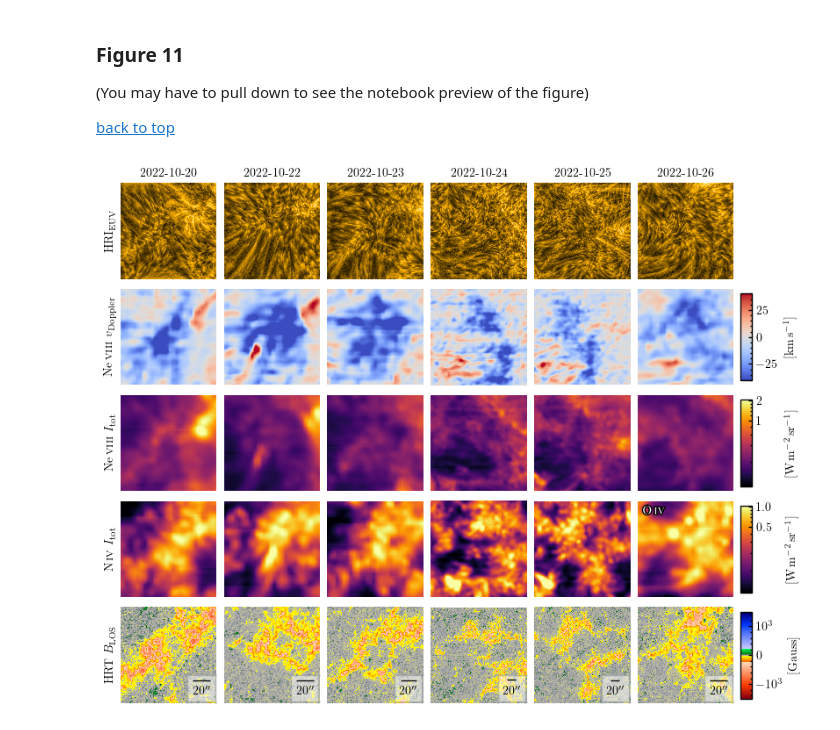
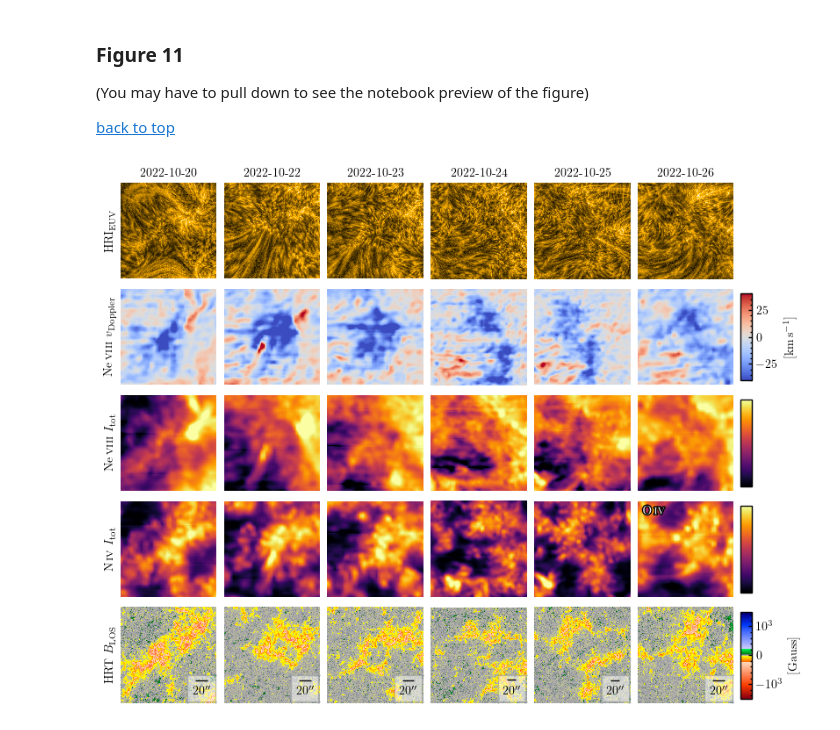
Before and after one commit to yjzhu-solar/EIS_DKIST_SolO, a Jupyter notebook: ipynb/ms_eis_eui_upflow/hri_spice_evolution.ipynb, the cells around one changed output. Saved outputs shown, nothing was run; the diff lists cells and outputs as text; code cells hidden in the pictures.

```diff
--- a/ipynb/ms_eis_eui_upflow/hri_spice_evolution.ipynb
+++ b/ipynb/ms_eis_eui_upflow/hri_spice_evolution.ipynb
@@ -33,6 +33,7 @@ ms_style_dict = {'text.usetex': True, 'font.family': 'serif', 'axes.linewidth':
                  'xtick.minor.width': 1, 'xtick.minor.size': 1.5,
                  'ytick.minor.width': 1, 'ytick.minor.size': 1.5,
                  'xtick.direction': 'in', 'ytick.direction': 'in',
+                 'image.interpolation': 'none',
                  'text.latex.preamble': r'\usepackage[T1]{fontenc}'
                  r'\usepackage{amsmath}' r'\usepackage{siunitx}'
                  r'\sisetup{detect-all=True}' r'\usepackage{fixltx2e}'}
@@ -351,9 +354,9 @@ ax56 = fig.add_subplot(5,6,6+4*6, projection=hrt_map_1026)
 hri_map_1020.plot(axes=ax11, norm=ImageNormalize(), title=None)
 saffron_vel_map_1020.plot(axes=ax21, norm=ImageNormalize(vmin=-40,vmax=40), title=None,
                           cmap='coolwarm')
-saffron_int_map_1020_NeVIII.plot(axes=ax31, norm=ImageNormalize(vmin=1e-3,
-                                                        vmax=np.nanpercentile(saffron_int_map_1020_NeVIII.data,99.5),
-                                                        stretch=AsinhStretch(0.1)), title=None, cmap='inferno')
+saffron_int_map_1020_NeVIII.plot(axes=ax31, norm=ImageNormalize(vmin=np.nanpercentile(saffron_int_map_1020_NeVIII.data,1),
+                                                        vmax=np.nanpercentile(saffron_int_map_1020_NeVIII.data,97),
+                                                        stretch=AsinhStretch(0.05)), title=None, cmap='inferno')
 
 saffron_int_map_1020_NIV.plot(axes=ax41, norm=ImageNormalize(vmin=np.nanpercentile(saffron_int_map_1020_NIV.data,0.5),
                                                         vmax=np.nanpercentile(saffron_int_map_1020_NIV.data,99.5),
@@ -365,12 +368,12 @@ hri_map_1022.plot(axes=ax12, norm=ImageNormalize(), title=None)
 saffron_vel_map_1022.plot(axes=ax22, norm=ImageNormalize(vmin=-40,vmax=40), title=None,
                             cmap='coolwarm')
 
-saffron_int_map_1022_NeVIII.plot(axes=ax32, norm=ImageNormalize(vmin=1e-3,
-                                                        vmax=np.nanpercentile(saffron_int_map_1020_NeVIII.data,99.5),
-                                                        stretch=AsinhStretch(0.1)), title=None, cmap='inferno')
+saffron_int_map_1022_NeVIII.plot(axes=ax32, norm=ImageNormalize(vmin=np.nanpercentile(saffron_int_map_1022_NeVIII.data,1),
+                                                        vmax=np.nanpercentile(saffron_int_map_1022_NeVIII.data,97),
+                                                        stretch=AsinhStretch(0.05)), title=None, cmap='inferno')
 
-saffron_int_map_1022_NIV.plot(axes=ax42, norm=ImageNormalize(vmin=np.nanpercentile(saffron_int_map_1020_NIV.data,0.5),
-                                                        vmax=np.nanpercentile(saffron_int_map_1020_NIV.data,99.5),
+saffron_int_map_1022_NIV.plot(axes=ax42, norm=ImageNormalize(vmin=np.nanpercentile(saffron_int_map_1022_NIV.data,0.5),
+                                                        vmax=np.nanpercentile(saffron_int_map_1022_NIV.data,99.5),
                                                         stretch=AsinhStretch(0.1)), title=None, cmap='inferno')
 
 hrt_map_1022.plot(axes=ax52, norm=ImageNormalize(vmin=-1500,vmax=1500), title=None, cmap='hmimag')
@@ -378,12 +381,12 @@ hrt_map_1022.plot(axes=ax52, norm=ImageNormalize(vmin=-1500,vmax=1500), title=No
 hri_map_1023.plot(axes=ax13, norm=ImageNormalize(), title=None)
 saffron_vel_map_1023.plot(axes=ax23, norm=ImageNormalize(vmin=-40,vmax=40), title=None,
                             cmap='coolwarm')
-saffron_int_map_1023_NeVIII.plot(axes=ax33, norm=ImageNormalize(vmin=1e-3,
-                                                        vmax=np.nanpercentile(saffron_int_map_1020_NeVIII.data,99.5),
-                                                        stretch=AsinhStretch(0.1)), title=None, cmap='inferno')
+saffron_int_map_1023_NeVIII.plot(axes=ax33, norm=ImageNormalize(vmin=np.nanpercentile(saffron_int_map_1023_NeVIII.data,1),
+                                                        vmax=np.nanpercentile(saffron_int_map_1023_NeVIII.data,99),
+                                                        stretch=AsinhStretch(0.05)), title=None, cmap='inferno')
 
-saffron_int_map_1023_NIV.plot(axes=ax43, norm=ImageNormalize(vmin=np.nanpercentile(saffron_int_map_1020_NIV.data,0.5),
-                                                        vmax=np.nanpercentile(saffron_int_map_1020_NIV.data,99.5),
+saffron_int_map_1023_NIV.plot(axes=ax43, norm=ImageNormalize(vmin=np.nanpercentile(saffron_int_map_1023_NIV.data,0.5),
+                                                        vmax=np.nanpercentile(saffron_int_map_1023_NIV.data,99.5),
                                                         stretch=AsinhStretch(0.1)), title=None, cmap='inferno')
 
 hrt_map_1023.plot(axes=ax53, norm=ImageNormalize(vmin=-1500,vmax=1500), title=None, cmap='hmimag')
@@ -391,12 +394,12 @@ hrt_map_1023.plot(axes=ax53, norm=ImageNormalize(vmin=-1500,vmax=1500), title=No
 hri_map_1024.plot(axes=ax14, norm=ImageNormalize(), title=None)
 saffron_vel_map_1024.plot(axes=ax24, norm=ImageNormalize(vmin=-40,vmax=40), title=None,
                             cmap='coolwarm')
-saffron_int_map_1024_NeVIII.plot(axes=ax34, norm=ImageNormalize(vmin=1e-3,
-                                                        vmax=np.nanpercentile(saffron_int_map_1020_NeVIII.data,99.5),
-                                                        stretch=AsinhStretch(0.1)), title=None, cmap='inferno')
+saffron_int_map_1024_NeVIII.plot(axes=ax34, norm=ImageNormalize(vmin=np.nanpercentile(saffron_int_map_1024_NeVIII.data,1),
+                                                        vmax=np.nanpercentile(saffron_int_map_1024_NeVIII.data,99),
+                                                        stretch=AsinhStretch(0.05)), title=None, cmap='inferno')
 
-saffron_int_map_1024_NIV.plot(axes=ax44, norm=ImageNormalize(vmin=np.nanpercentile(saffron_int_map_1020_NIV.data,0.5),
-                                                        vmax=np.nanpercentile(saffron_int_map_1020_NIV.data,99.5),
+saffron_int_map_1024_NIV.plot(axes=ax44, norm=ImageNormalize(vmin=np.nanpercentile(saffron_int_map_1024_NIV.data,0.5),
+                                                        vmax=np.nanpercentile(saffron_int_map_1024_NIV.data,99.5),
                                                         stretch=AsinhStretch(0.1)), title=None, cmap='inferno')
 
 hrt_map_1024.plot(axes=ax54, norm=ImageNormalize(vmin=-1500,vmax=1500), title=None, cmap='hmimag')
@@ -404,12 +407,12 @@ hrt_map_1024.plot(axes=ax54, norm=ImageNormalize(vmin=-1500,vmax=1500), title=No
 hri_map_1025.plot(axes=ax15, norm=ImageNormalize(), title=None)
 saffron_vel_map_1025.plot(axes=ax25, norm=ImageNormalize(vmin=-40,vmax=40), title=None,
                             cmap='coolwarm')
-saffron_int_map_1025_NeVIII.plot(axes=ax35, norm=ImageNormalize(vmin=1e-3,
-                                                        vmax=np.nanpercentile(saffron_int_map_1020_NeVIII.data,99.5),
-                                                        stretch=AsinhStretch(0.1)), title=None, cmap='inferno')
+saffron_int_map_1025_NeVIII.plot(axes=ax35, norm=ImageNormalize(vmin=np.nanpercentile(saffron_int_map_1025_NeVIII.data,1),
+                                                        vmax=np.nanpercentile(saffron_int_map_1025_NeVIII.data,99),
+                                                        stretch=AsinhStretch(0.05)), title=None, cmap='inferno')
 
-saffron_int_map_1025_NIV.plot(axes=ax45, norm=ImageNormalize(vmin=np.nanpercentile(saffron_int_map_1020_NIV.data,0.5),
-                                                        vmax=np.nanpercentile(saffron_int_map_1020_NIV.data,99.5),
+saffron_int_map_1025_NIV.plot(axes=ax45, norm=ImageNormalize(vmin=np.nanpercentile(saffron_int_map_1025_NIV.data,0.5),
+                                                        vmax=np.nanpercentile(saffron_int_map_1025_NIV.data,99.5),
                                                         stretch=AsinhStretch(0.1)), title=None, cmap='inferno')
 
 hrt_map_1025.plot(axes=ax55, norm=ImageNormalize(vmin=-1500,vmax=1500), title=None, cmap='hmimag')
@@ -417,12 +420,12 @@ hrt_map_1025.plot(axes=ax55, norm=ImageNormalize(vmin=-1500,vmax=1500), title=No
 hri_map_1026.plot(axes=ax16, norm=ImageNormalize(), title=None)
 im26 = saffron_vel_map_1026.plot(axes=ax26, norm=ImageNormalize(vmin=-40,vmax=40), title=None,
                             cmap='coolwarm')
-im36 = saffron_int_map_1026_NeVIII.plot(axes=ax36, norm=ImageNormalize(vmin=1e-3,
-                                                        vmax=np.nanpercentile(saffron_int_map_1020_NeVIII.data,99.5),
-                                                        stretch=AsinhStretch(0.1)), title=None, cmap='inferno')
+im36 = saffron_int_map_1026_NeVIII.plot(axes=ax36, norm=ImageNormalize(vmin=np.nanpercentile(saffron_int_map_1026_NeVIII.data,1),
+                                                        vmax=np.nanpercentile(saffron_int_map_1026_NeVIII.data,99),
+                                                        stretch=AsinhStretch(0.05)), title=None, cmap='inferno')
 
-im46 = saffron_int_map_1026_NIV.plot(axes=ax46, norm=ImageNormalize(vmin=np.nanpercentile(saffron_int_map_1020_NIV.data,0.5),
-                                                        vmax=np.nanpercentile(saffron_int_map_1020_NIV.data,99.5),
+im46 = saffron_int_map_1026_NIV.plot(axes=ax46, norm=ImageNormalize(vmin=np.nanpercentile(saffron_int_map_1026_NIV.data,0.5),
+                                                        vmax=np.nanpercentile(saffron_int_map_1026_NIV.data,99.5),
                                                         stretch=AsinhStretch(0.1)), title=None, cmap='inferno')
 
 im56 = hrt_map_1026.plot(axes=ax56, norm=ImageNormalize(vmin=-1500,vmax=1500), title=None, cmap='hmimag')
@@ -433,11 +436,13 @@ clb26.set_label(r'$\mathrm{[km\,s^{-1}]}$', labelpad=5)
 
 clb36, clb_ax36 = plot_colorbar(im36, ax36,
                 bbox_to_anchor=(1.07, 0.05, 0.12, 0.9),)
-clb36.set_label(r'$\mathrm{[W\,m^{-2}\,sr^{-1}]}$', labelpad=18)
+clb36.set_ticks([])
+# clb36.set_label(r'$\mathrm{[W\,m^{-2}\,sr^{-1}]}$', labelpad=18)
 
 clb46, clb_ax46 = plot_colorbar(im46, ax46,
                 bbox_to_anchor=(1.07, 0.05, 0.12, 0.9), )
-clb46.set_label(r'$\mathrm{[W\,m^{-2}\,sr^{-1}]}$', labelpad=11)
+clb46.set_ticks([])
+# clb46.set_label(r'$\mathrm{[W\,m^{-2}\,sr^{-1}]}$', labelpad=11)
 
 clb56, clb_ax56 = plot_colorbar(im56, ax56,
                 bbox_to_anchor=(1.07, 0.05, 0.12, 0.9), )
@@ -454,33 +459,33 @@ for ax_ in fig.get_axes():
     ax_.coords[1].axislabels.set_visible(False)
     ax_.coords[0].set_ticklabel_visible(False)
     ax_.coords[1].set_ticklabel_visible(False)
     ax_.coords[0].set_ticks_visible(False)
 
 for ax_ in (ax51,ax52,ax53,ax54,ax55,ax56):
     wcs_scalebar(ax_, length=20*u.arcsec, color='black', label=r'$20^{\prime\prime}$', corner='bottom right', borderpad=0.02,
                  frame=True,bbox_props=dict(boxstyle='round,pad=-0.1',facecolor='white', edgecolor='#91989F', alpha=0.5))
 
 ax11.text(-0.1, 0.5, r'HRI\textsubscript{EUV}', transform=ax11.transAxes, rotation=90, va='center', ha='center')
 ax21.text(-0.1, 0.5, r'Ne\,\textsc{viii} $v_{\rm Doppler}$', transform=ax21.transAxes, rotation=90, va='center', ha='center')
 ax31.text(-0.1, 0.5, r'Ne\,\textsc{viii} $I_{\rm tot}$', transform=ax31.transAxes, rotation=90, va='center', ha='center')
 ax41.text(-0.1, 0.5, r'N\,\textsc{iv} $I_{\rm tot}$', transform=ax41.transAxes, rotation=90, va='center', ha='center')
 ax51.text(-0.1, 0.5, r'HRT $B_{\rm LOS}$', transform=ax51.transAxes, rotation=90, va='center', ha='center')
 
 ax46.text(0.05, 0.95, r'\textbf{O\,\textsc{iv}}', transform=ax46.transAxes, va='top', ha='left', color='white',
           path_effects=[path_effects.withStroke(linewidth=2, foreground='black')])
 
 ax11.text(0.5, 1.1, r'2022-10-20', transform=ax11.transAxes, va='center', ha='center')
 ax12.text(0.5, 1.1, r'2022-10-22', transform=ax12.transAxes, va='center', ha='center')
 ax13.text(0.5, 1.1, r'2022-10-23', transform=ax13.transAxes, va='center', ha='center')
 ax14.text(0.5, 1.1, r'2022-10-24', transform=ax14.transAxes, va='center', ha='center')
 ax15.text(0.5, 1.1, r'2022-10-25', transform=ax15.transAxes, va='center', ha='center')
 ax16.text(0.5, 1.1, r'2022-10-26', transform=ax16.transAxes, va='center', ha='center')
 
 # from matplotlib._layoutgrid import plot_children
 # plot_children(fig)
 
 plt.savefig('../../figs/ms_eis_eui_upflow/hri_spice_phi_evolution.pdf', bbox_inches='tight', dpi=300)
 # %% [output]
-[figure, old version]
+[figure, new version]
 # %%
 saffron_vel_map_1020.save("../../src/coalign_map/20221020/saffron_vel_map_zoomin_east.fits", overwrite=True)
```
Also changed, not shown: parts of 5 cells of this notebook, 9 other files.
